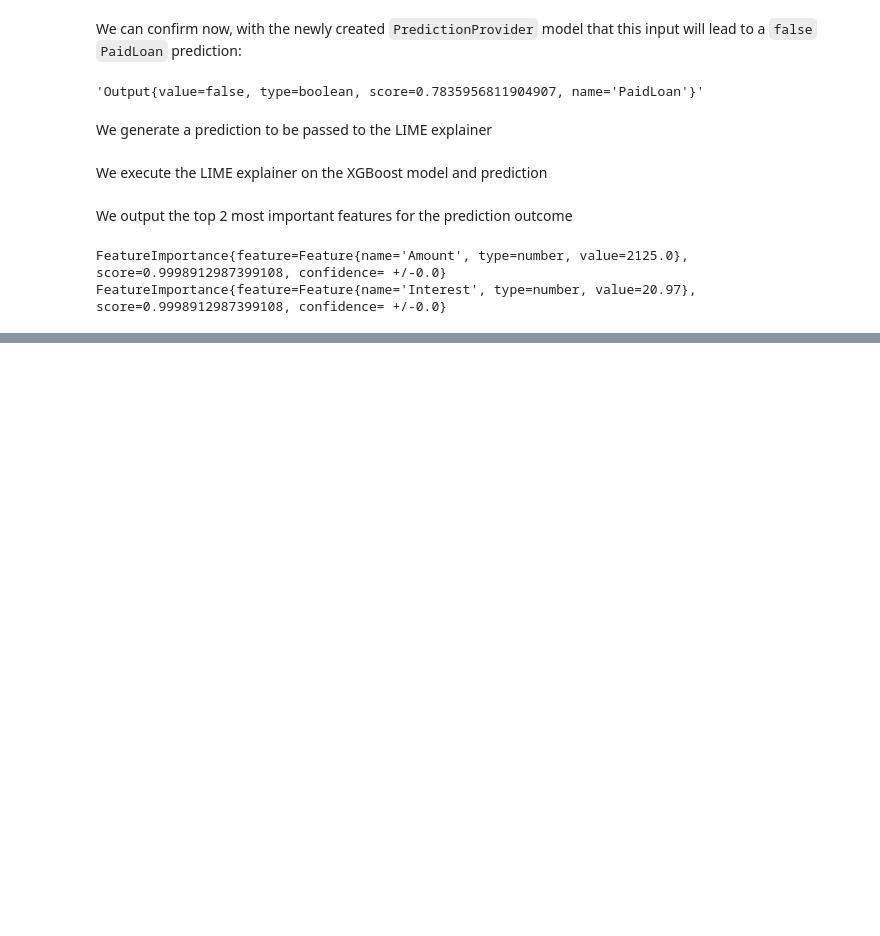
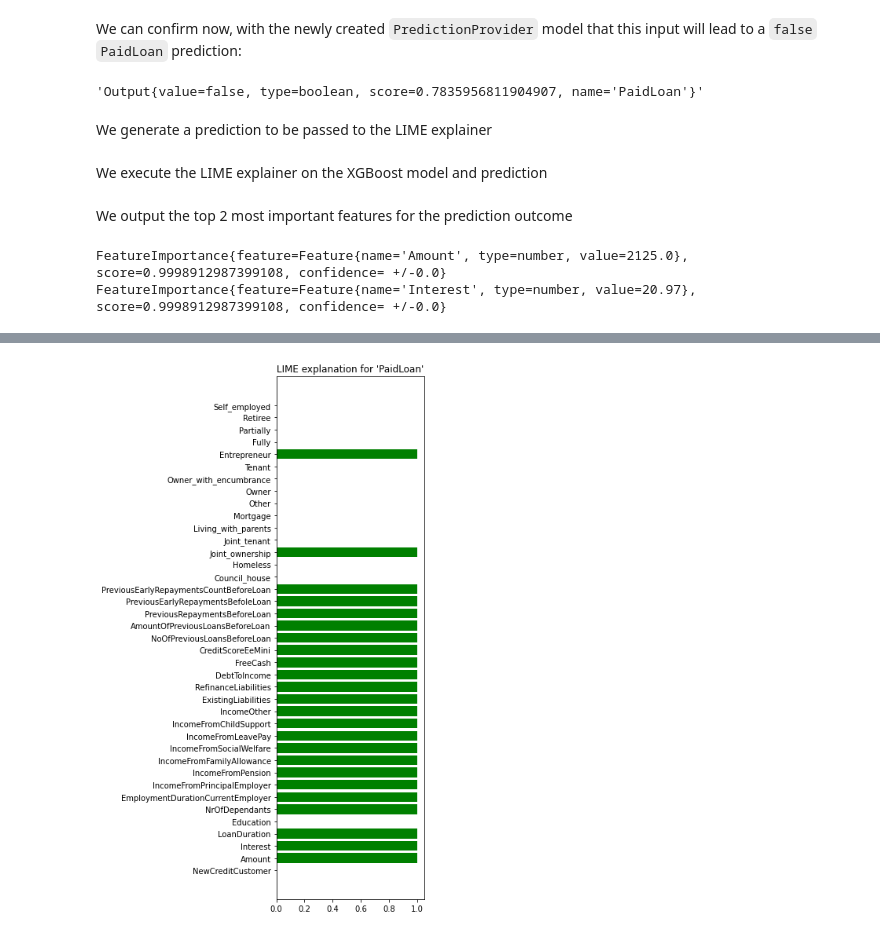
Before and after one commit to trustyai-explainability/trustyai-explainability-python-examples, a Jupyter notebook: examples/Lime.ipynb, the cells around one changed output, grey strips where cells are left out. Cells and saved outputs as stored; diff of their text form; code cells hidden in the pictures; blank space fills up the shorter version.

```diff
--- a/examples/Lime.ipynb
+++ b/examples/Lime.ipynb
@@ -317,8 +284,8 @@ prediction_obj = simple_prediction(input_features=features, outputs=prediction[0
 # %% [markdown]
 We execute the LIME explainer on the XGBoost model and prediction
 # %%
-cb_explainer = LimeExplainer()
-cb_exp = cb_explainer.explain(prediction_obj, cb_model)
+cb_explainer = LimeExplainer(samples=500, perturbations=1, seed=23, normalise_weights=True)
+cb_explanation = cb_explainer.explain(prediction_obj, cb_model)
 # %% [markdown]
 We output the top 2 most important features for the prediction outcome
 # %%
@@ -329,0 +317,7 @@ FeatureImportance{feature=Feature{name='Interest', type=number, value=20.97}, sc
+# %%
+import matplotlib.pyplot as plt
+
+plt.figure(figsize=(6,10))
+cb_explanation.plot('PaidLoan')
+# %% [output]
+[figure, added]
```
Also changed, not shown: parts of 13 cells of this notebook, 1 other file.
